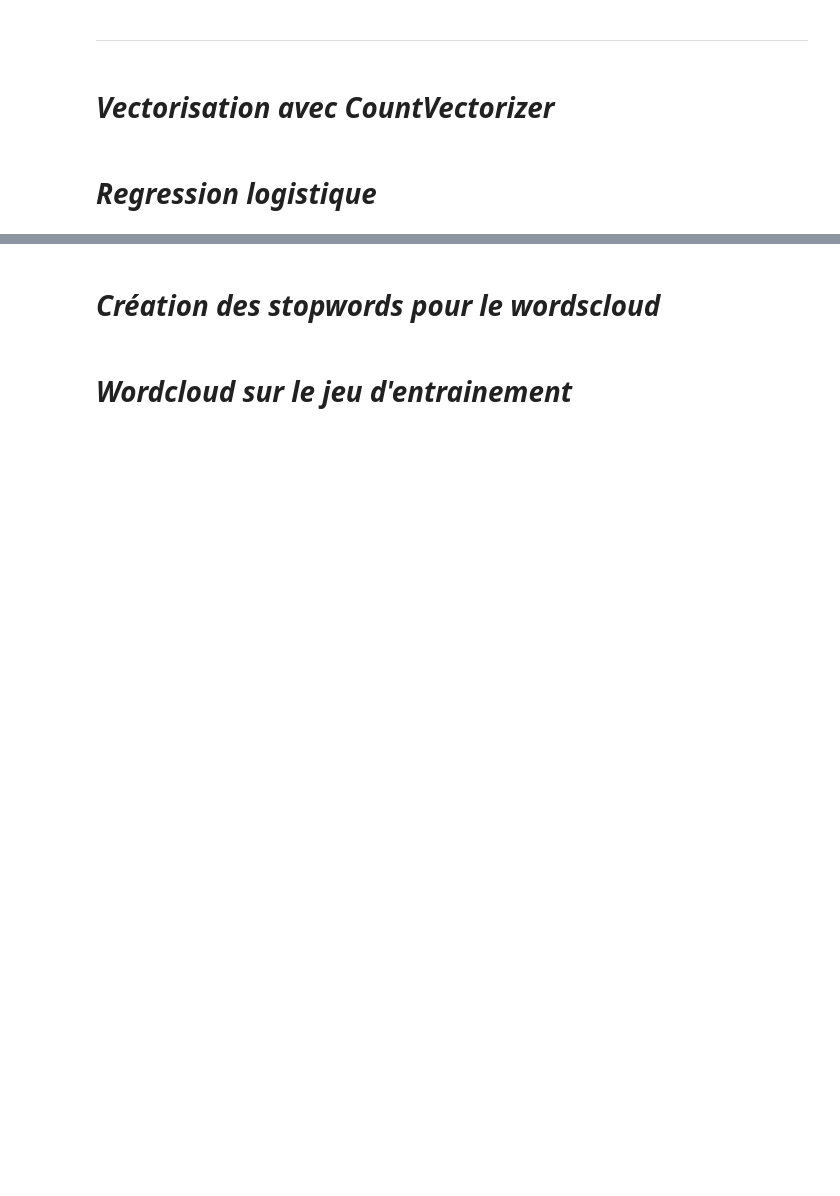
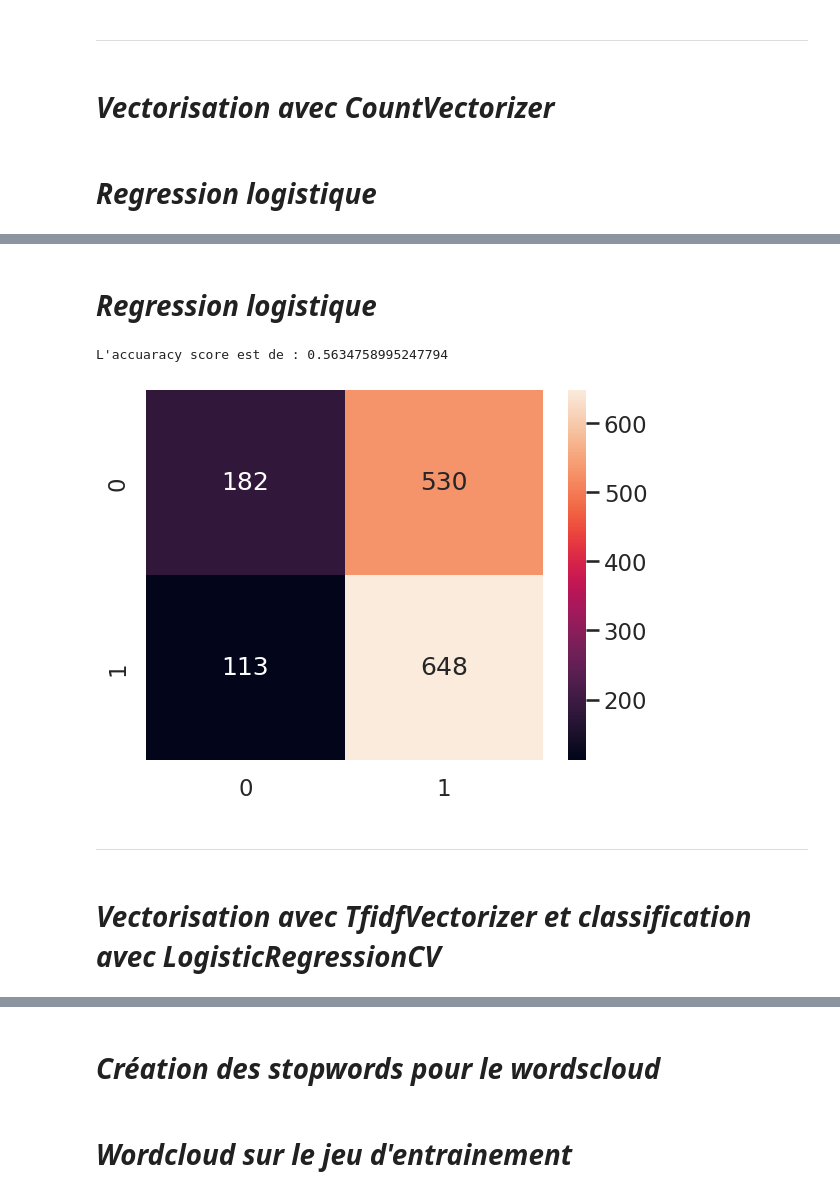
Before and after one commit to rastakoer/scrap_flask_nlp, a Jupyter notebook: briefV2.ipynb, the cells around one changed output, grey strips where cells are left out. Saved outputs shown, nothing was run; the diff lists cells and outputs as text; code cells hidden in the pictures; blank space fills up the shorter version.

```diff
--- a/briefV2.ipynb
+++ b/briefV2.ipynb
@@ -352,0 +364,19 @@ L'accuaracy score est de : 0.8078750848608283
+# %% [markdown]
+# ___Regression logistique___
+# %%
+LReg2 = LogisticRegression(random_state=42)
+LReg2.fit(X_train_vec, y_train)
+y_pred = LReg2.predict(X_test_vec)
+
+accuaracy = accuracy_score(y_pred, y_test)
+print("L'accuaracy score est de :", accuaracy)
+cm = confusion_matrix(y_pred, y_test)
+sns.heatmap(cm, annot=True, fmt='d')
+plt.show()
+# %% [output]
+L'accuaracy score est de : 0.5634758995247794
+[figure, added]
+# %% [markdown]
+---
+# %% [markdown]
+# ___Vectorisation avec TfidfVectorizer et classification avec LogisticRegressionCV___
```
Also changed, not shown: parts of 11 cells of this notebook.
